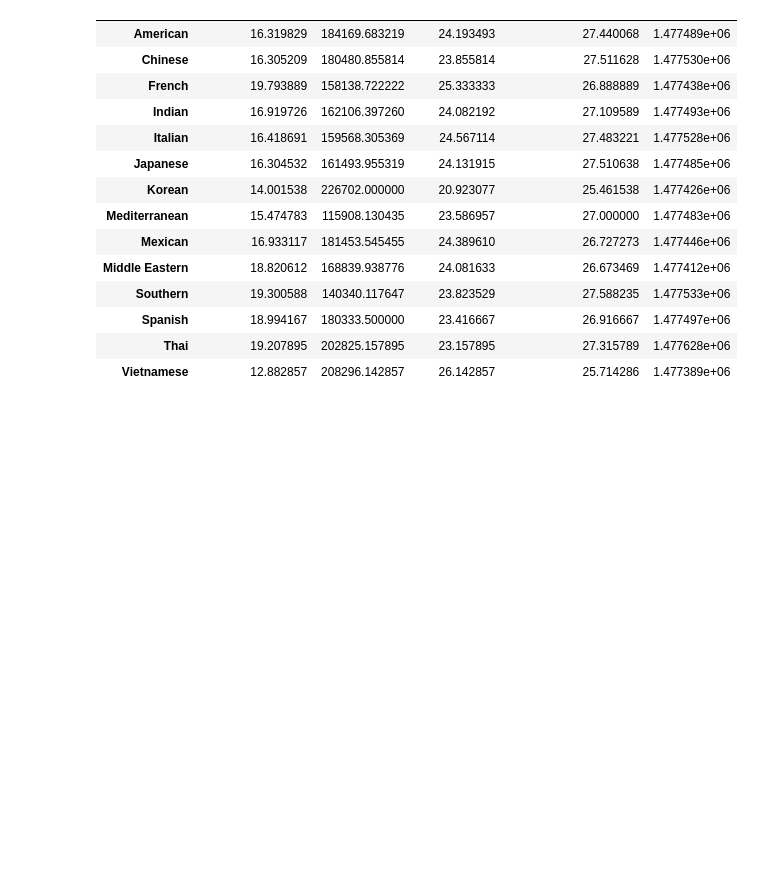
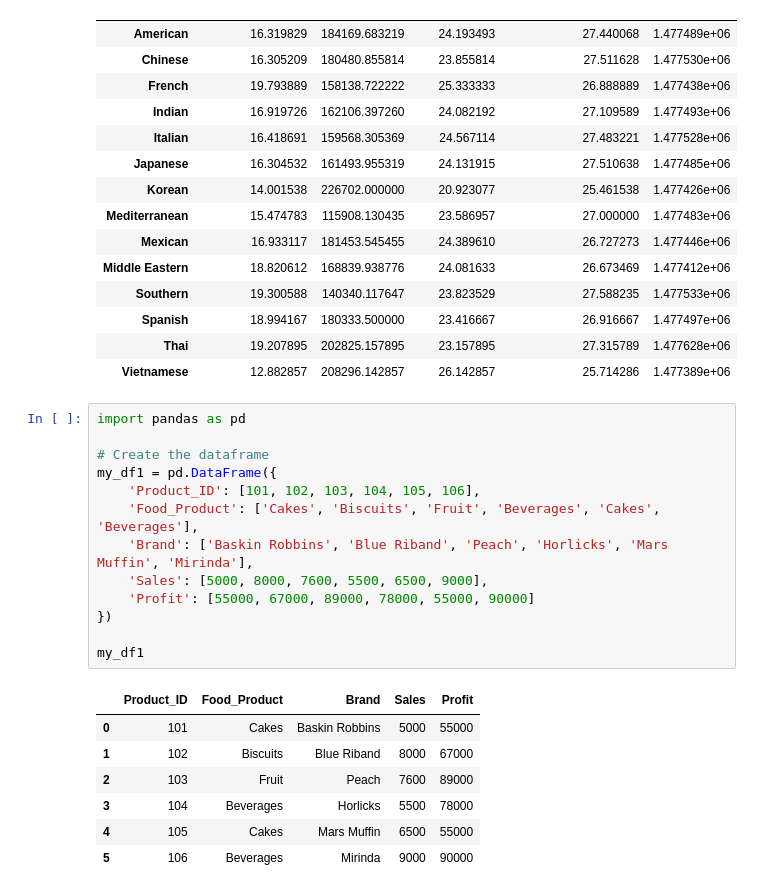
Before and after one commit to cooolbabu/GL-MIT-ADSP-2023, a Jupyter notebook: Prework/Pandas Dataframe examples -Scratchpad.ipynb, the cells around one changed output. Cells and saved outputs as stored; diff of their text form; blank space fills up the shorter version.

```diff
--- a/Prework/Pandas Dataframe examples -Scratchpad.ipynb
+++ b/Prework/Pandas Dataframe examples -Scratchpad.ipynb
@@ -118,3 +118,24 @@ pd.pivot_table(data=df, index='cuisine_type')
 | Spanish | 18.994167 | 180333.500000 | 23.416667 | 26.916667 | 1.477497e+06 |
 | Thai | 19.207895 | 202825.157895 | 23.157895 | 27.315789 | 1.477628e+06 |
 | Vietnamese | 12.882857 | 208296.142857 | 26.142857 | 25.714286 | 1.477389e+06 |
+# %%
+import pandas as pd
+
+# Create the dataframe
+my_df1 = pd.DataFrame({
+    'Product_ID': [101, 102, 103, 104, 105, 106],
+    'Food_Product': ['Cakes', 'Biscuits', 'Fruit', 'Beverages', 'Cakes', 'Beverages'],
+    'Brand': ['Baskin Robbins', 'Blue Riband', 'Peach', 'Horlicks', 'Mars Muffin', 'Mirinda'],
+    'Sales': [5000, 8000, 7600, 5500, 6500, 9000],
+    'Profit': [55000, 67000, 89000, 78000, 55000, 90000]
+})
+
+my_df1
+# %% [output]
+|  | Product_ID | Food_Product | Brand | Sales | Profit |
+| 0 | 101 | Cakes | Baskin Robbins | 5000 | 55000 |
+| 1 | 102 | Biscuits | Blue Riband | 8000 | 67000 |
+| 2 | 103 | Fruit | Peach | 7600 | 89000 |
+| 3 | 104 | Beverages | Horlicks | 5500 | 78000 |
+| 4 | 105 | Cakes | Mars Muffin | 6500 | 55000 |
+| 5 | 106 | Beverages | Mirinda | 9000 | 90000 |
```
Also changed, not shown: parts of 1 cell of this notebook, 1 other file.
